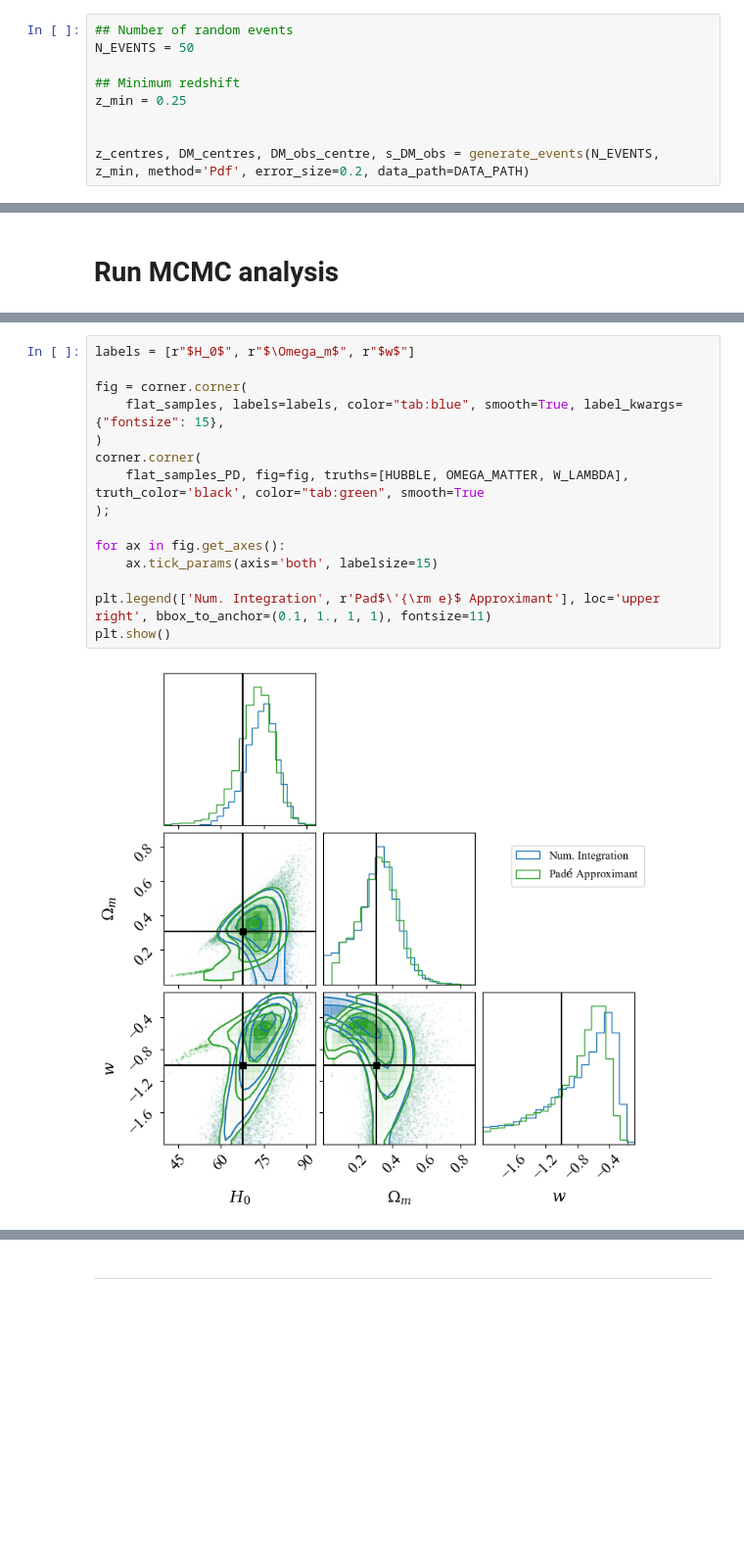
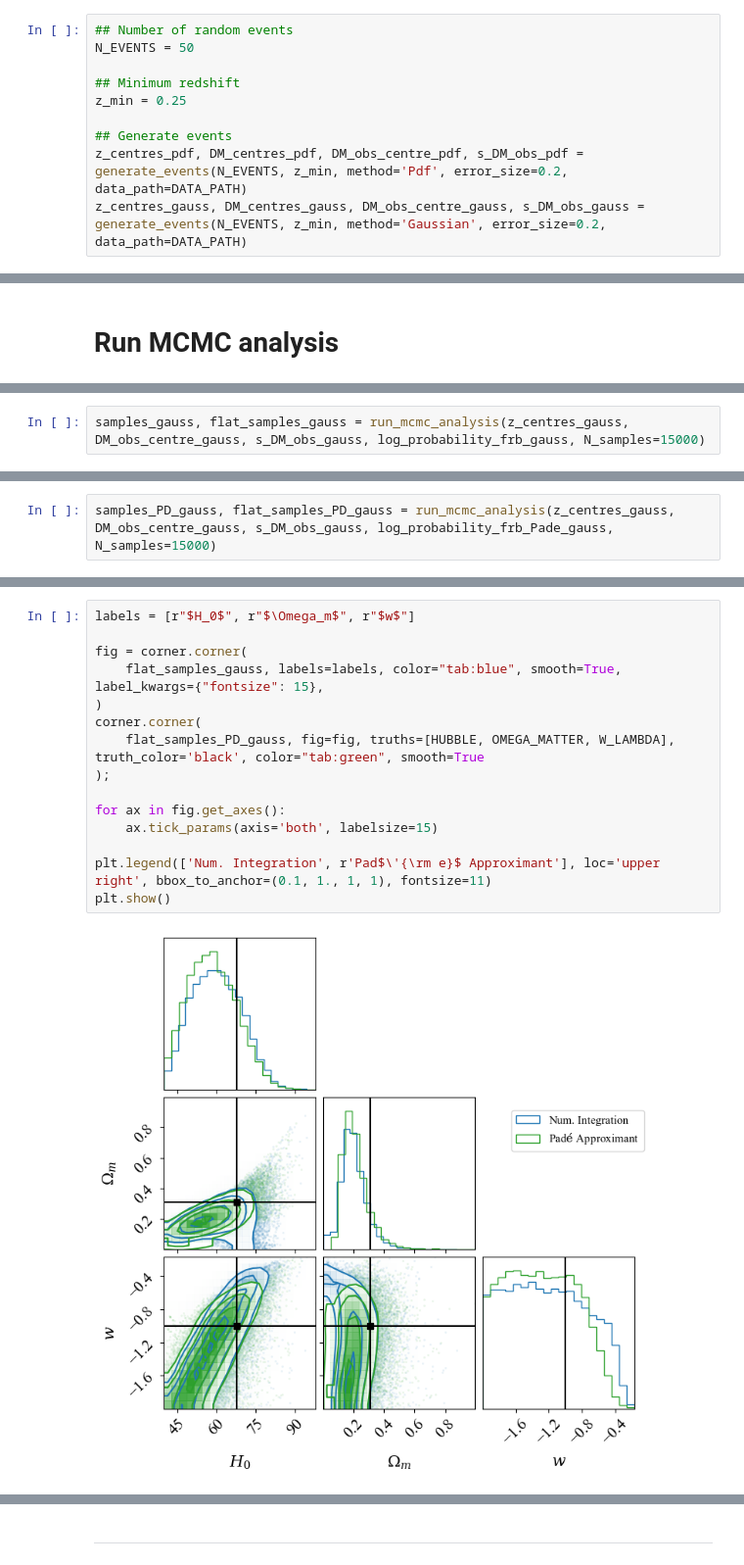
Before and after one commit to MariosNT/DM_cosmic_Pade, a Jupyter notebook: Notebooks/MCMC_constraints.ipynb, the cells around one changed output, grey strips where cells are left out. Shown at 98% size. Cells and saved outputs as stored; diff of their text form; blank space fills up the shorter version.

```diff
--- a/Notebooks/MCMC_constraints.ipynb
+++ b/Notebooks/MCMC_constraints.ipynb
@@ -34,6 +40,7 @@ N_EVENTS = 50
 ## Minimum redshift
 z_min = 0.25
 
-
-z_centres, DM_centres, DM_obs_centre, s_DM_obs = generate_events(N_EVENTS, z_min, method='Pdf', error_size=0.2, data_path=DATA_PATH)
+## Generate events
+z_centres_pdf, DM_centres_pdf, DM_obs_centre_pdf, s_DM_obs_pdf = generate_events(N_EVENTS, z_min, method='Pdf', error_size=0.2, data_path=DATA_PATH)
+z_centres_gauss, DM_centres_gauss, DM_obs_centre_gauss, s_DM_obs_gauss = generate_events(N_EVENTS, z_min, method='Gaussian', error_size=0.2, data_path=DATA_PATH)
 # %%
@@ -62,0 +86,2 @@ samples_PD, flat_samples_PD = run_mcmc_analysis_pdf(z_centres, DM_obs_centre, s_
+# %%
+samples_gauss, flat_samples_gauss = run_mcmc_analysis(z_centres_gauss, DM_obs_centre_gauss, s_DM_obs_gauss, log_probability_frb_gauss, N_samples=15000)
@@ -62,0 +92,2 @@ samples_PD, flat_samples_PD = run_mcmc_analysis_pdf(z_centres, DM_obs_centre, s_
+# %%
+samples_PD_gauss, flat_samples_PD_gauss = run_mcmc_analysis(z_centres_gauss, DM_obs_centre_gauss, s_DM_obs_gauss, log_probability_frb_Pade_gauss, N_samples=15000)
@@ -63,17 +161,17 @@ samples_PD, flat_samples_PD = run_mcmc_analysis_pdf(z_centres, DM_obs_centre, s_
 # %%
 labels = [r"$H_0$", r"$\Omega_m$", r"$w$"]
 
 fig = corner.corner(
-    flat_samples, labels=labels, color="tab:blue", smooth=True, label_kwargs={"fontsize": 15},
+    flat_samples_gauss, labels=labels, color="tab:blue", smooth=True, label_kwargs={"fontsize": 15},
 )
 corner.corner(
-    flat_samples_PD, fig=fig, truths=[HUBBLE, OMEGA_MATTER, W_LAMBDA], truth_color='black', color="tab:green", smooth=True
+    flat_samples_PD_gauss, fig=fig, truths=[HUBBLE, OMEGA_MATTER, W_LAMBDA], truth_color='black', color="tab:green", smooth=True
 );
 
 for ax in fig.get_axes():
     ax.tick_params(axis='both', labelsize=15)
 
 plt.legend(['Num. Integration', r'Pad$\'{\rm e}$ Approximant'], loc='upper right', bbox_to_anchor=(0.1, 1., 1, 1), fontsize=11)
 plt.show()
 # %% [output]
-[figure, old version]
+[figure, new version]
```
Also changed, not shown: parts of 28 cells of this notebook, 2 other files.
